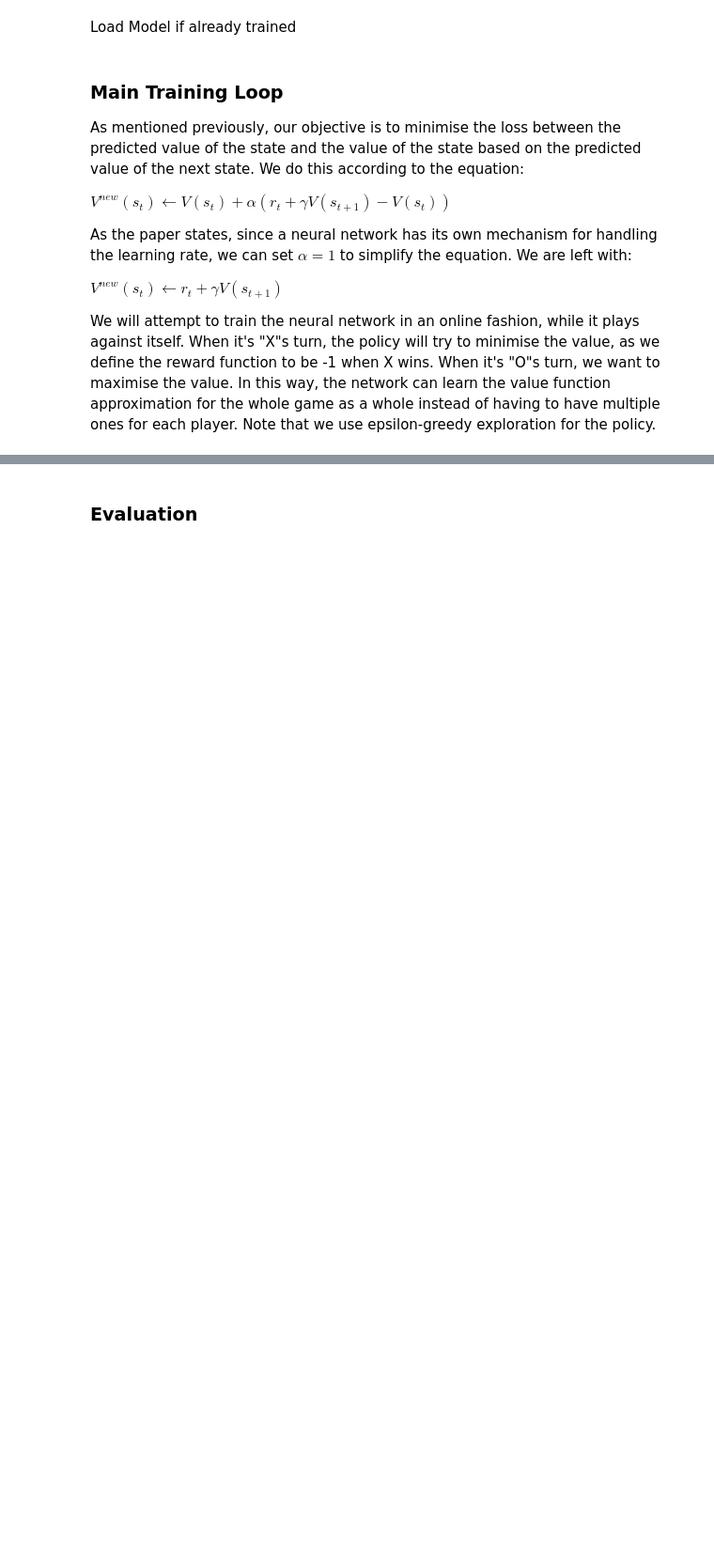
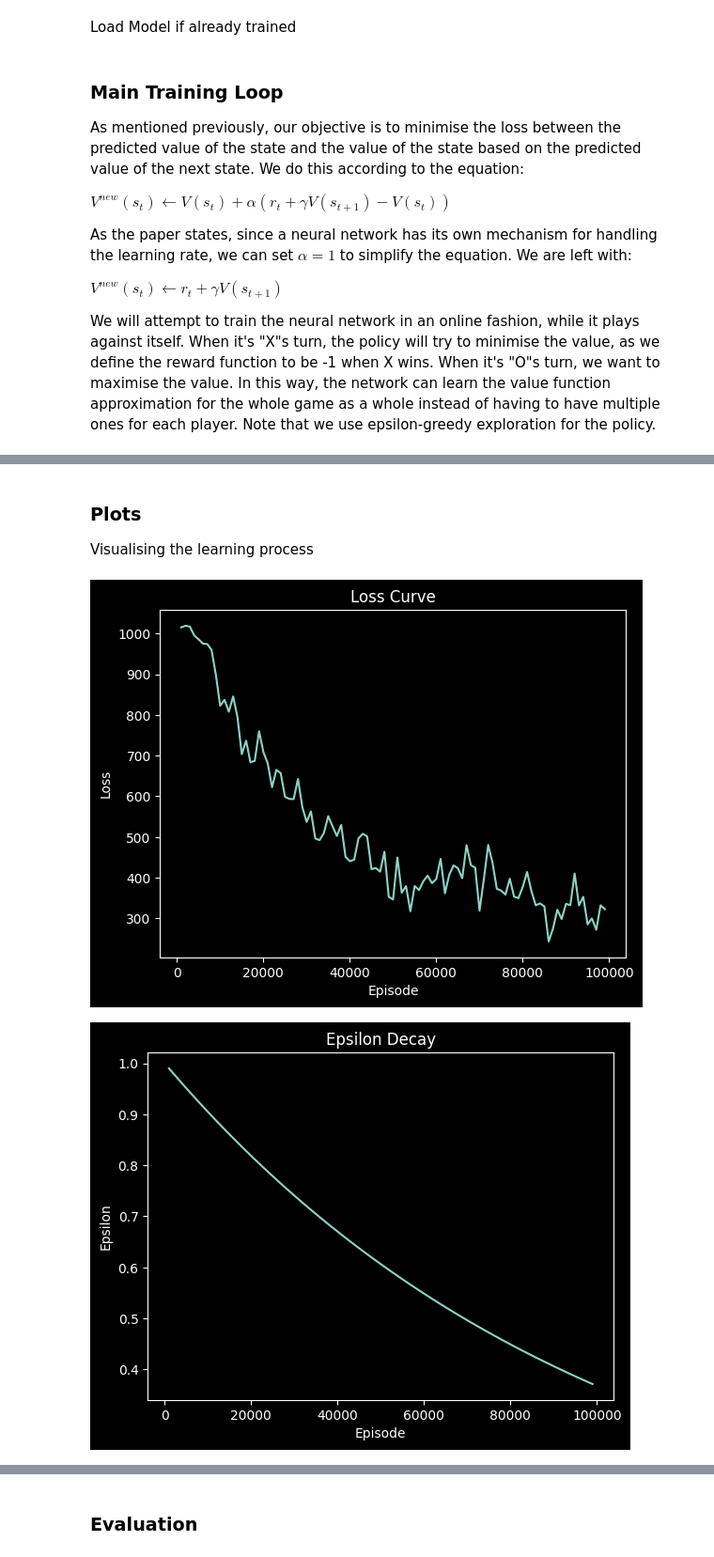
Before and after one commit to mdanyalmalik/tictactoe3d-deep-rl, a Jupyter notebook: tictactoe_3d.ipynb, the cells around one changed output, grey strips where cells are left out. Shown: that part at 94% size. Cells and saved outputs as stored; diff of their text form; code cells hidden in the pictures; blank space fills up the shorter version.

```diff
--- a/tictactoe_3d.ipynb
+++ b/tictactoe_3d.ipynb
@@ -517,0 +534,45 @@ NameError: name 'TicTacToe4x4x4' is not defined
+# %% [markdown]
+### Plots
+
+Visualising the learning process
+# %%
+import matplotlib.pyplot as plt
+
+data = open("trainstats.txt", "r")
+
+episodes = []
+loss = []
+epsilon = []
+
+# Parsing each line of the data
+for line in data:
+    # Splitting the line based on spaces
+    parts = line.split()
+
+    # Extracting the required values
+    if parts[0] == "Episode":
+        episode_number = int(parts[1])
+        loss_value = float(parts[3])
+        loss.append(loss_value)
+        episodes.append(episode_number)
+    else:
+        epsilon_value = float(parts[-1])  # Epsilon is the last word in the line
+        epsilon.append(epsilon_value)
+
+
+plt.style.use('dark_background')
+
+plt.plot(episodes, loss)
+plt.xlabel("Episode")
+plt.ylabel("Loss")
+plt.title("Loss Curve")
+plt.show()
+
+plt.plot(episodes, epsilon)
+plt.xlabel("Episode")
+plt.ylabel("Epsilon")
+plt.title("Epsilon Decay")
+plt.show()
+# %% [output]
+[figure, added]
+[figure, added]
```
Also changed, not shown: parts of 14 cells of this notebook, 2 other files.
